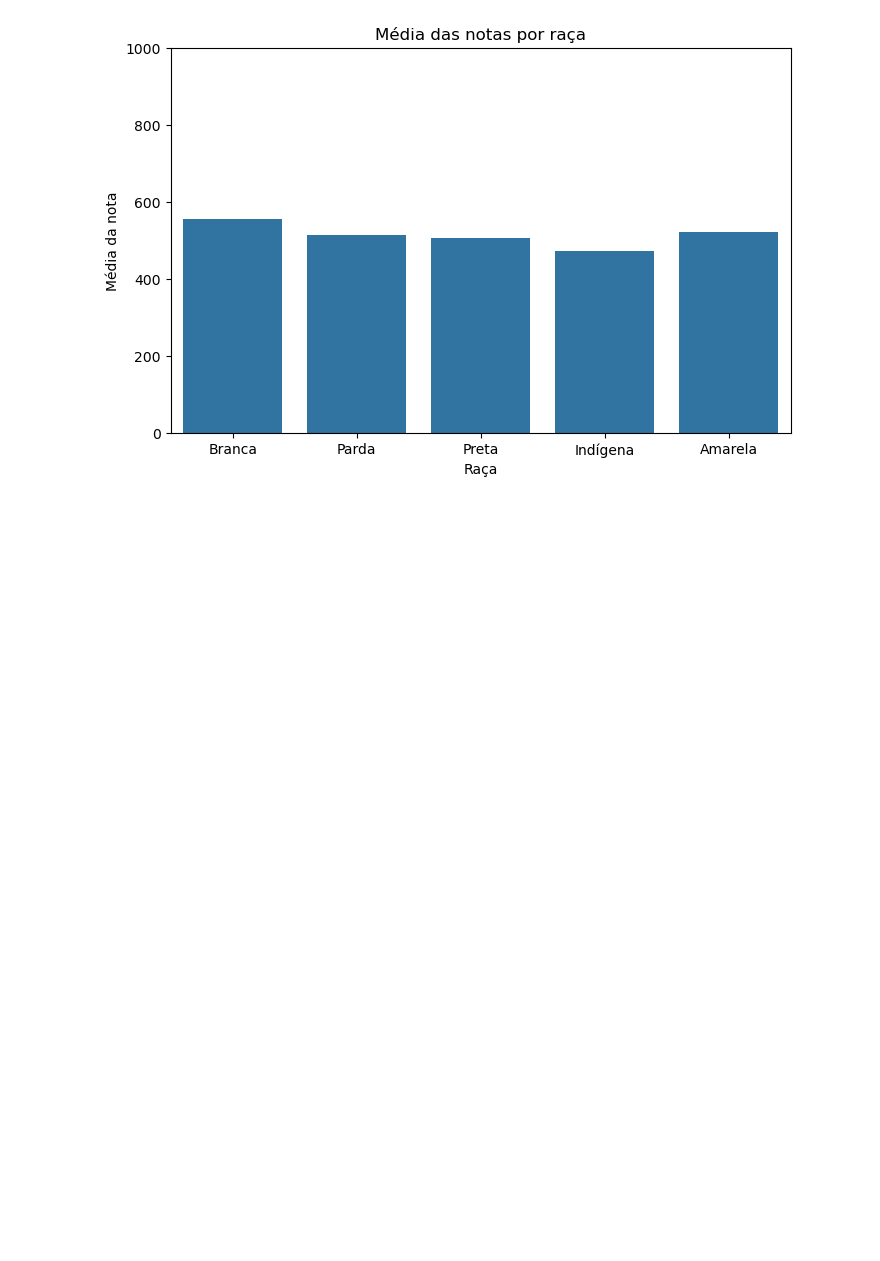
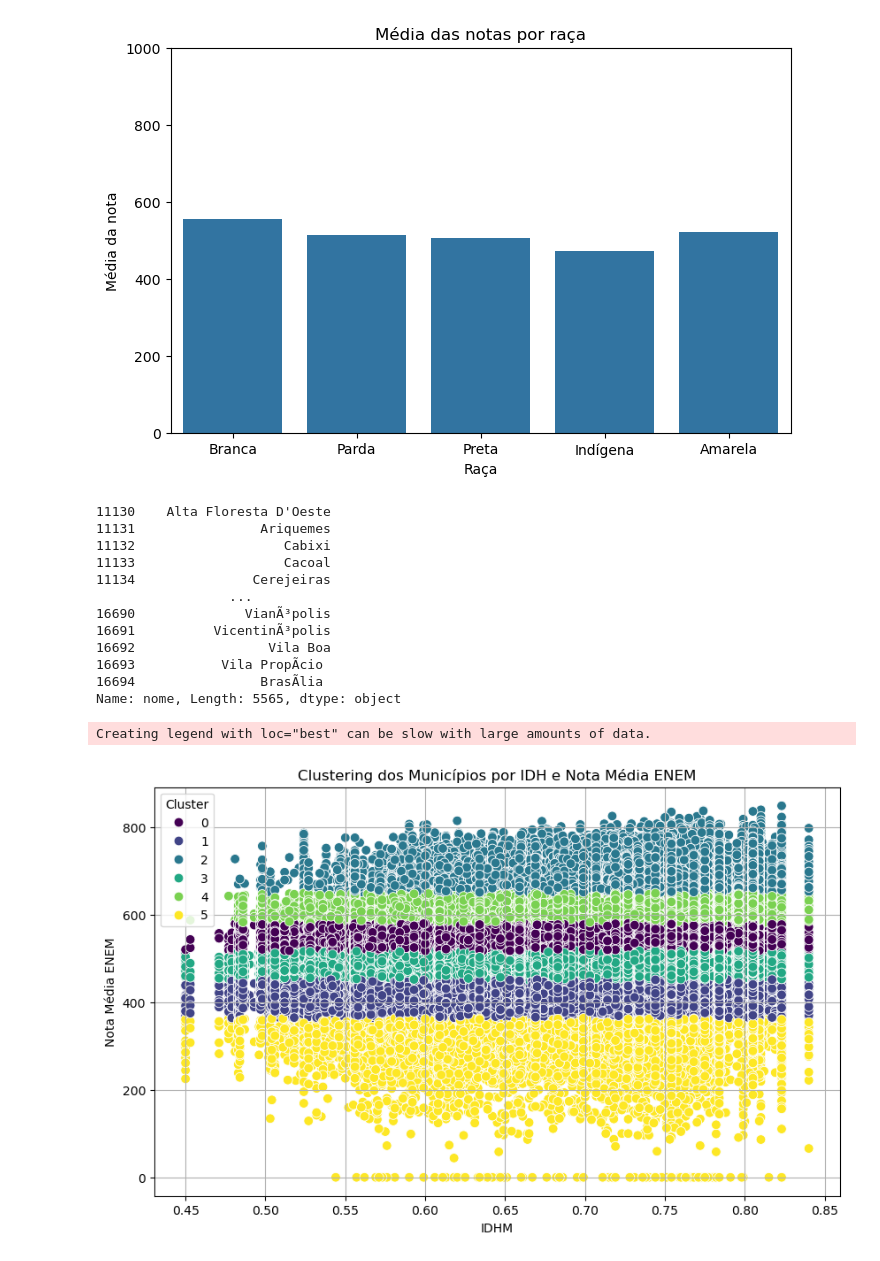
Before and after one commit to Vicente817/Grupo5_basico, a Jupyter notebook: tiago.ipynb, the cells around one changed output. Cells and saved outputs as stored; diff of their text form; code cells hidden in the pictures; blank space fills up the shorter version.

Commit message:
Gráfico de cluster pra idh

```diff
--- a/tiago.ipynb
+++ b/tiago.ipynb
@@ -442,3 +442,59 @@ fig.update_layout(
 )
 
 fig.show()
+# %%
+import pandas as pd
+import matplotlib.pyplot as plt
+import seaborn as sns
+from sklearn.cluster import KMeans
+
+# Carrega os dados do censo por município:
+idh_m = pd.read_csv("Dados/mundo_onu_adh_municipio.csv.gz", sep=',', encoding='latin1')
+
+# Carrega o tradutor de nomes de municípios:
+tradutor = pd.read_csv("Dados/br_bd_diretorios_brasil_municipio.csv.gz", sep=',', encoding='latin1')
+
+# Coloca os nomes dos municípios no df idh_m:
+idh_m = idh_m.merge(tradutor, left_on='id_municipio', right_on='id_municipio', how='left')
+
+# Filtra os dados do IDH para o ano de 2010:
+idh_m = idh_m.query('ano == 2010')
+
+# Merge com dados do ENEM
+print(idh_m["nome"])
+df_merged = pd.merge(idh_m, df_enem, left_on='nome', right_on='NO_MUNICIPIO_ESC', how='inner')
+
+
+# Clustering
+df_cluster = df_merged[['NOTA_MEDIA', 'idhm']].dropna()
+
+kmeans = KMeans(n_clusters=6, random_state=42)
+clusters = kmeans.fit_predict(df_cluster)
+
+df_cluster = df_cluster.copy()
+df_cluster['cluster'] = clusters
+
+# Visualização
+plt.figure(figsize=(10,6))
+sns.scatterplot(data=df_cluster, x='idhm', y='NOTA_MEDIA', hue='cluster', palette='viridis', s=60)
+plt.title('Clustering dos Municípios por IDH e Nota Média ENEM')
+plt.xlabel('IDHM')
+plt.ylabel('Nota Média ENEM')
+plt.legend(title='Cluster')
+plt.grid(True)
+plt.show()
+# %% [output]
+11130    Alta Floresta D'Oeste
+11131                Ariquemes
+11132                   Cabixi
+11133                   Cacoal
+11134               Cerejeiras
+                 ...
+16690              VianÃ³polis
+16691          VicentinÃ³polis
+16692                 Vila Boa
+16693           Vila PropÃ­cio
+16694                BrasÃ­lia
+Name: nome, Length: 5565, dtype: object
+Creating legend with loc="best" can be slow with large amounts of data.
+[figure, added]
```
Also changed, not shown: parts of 1 cell of this notebook.
